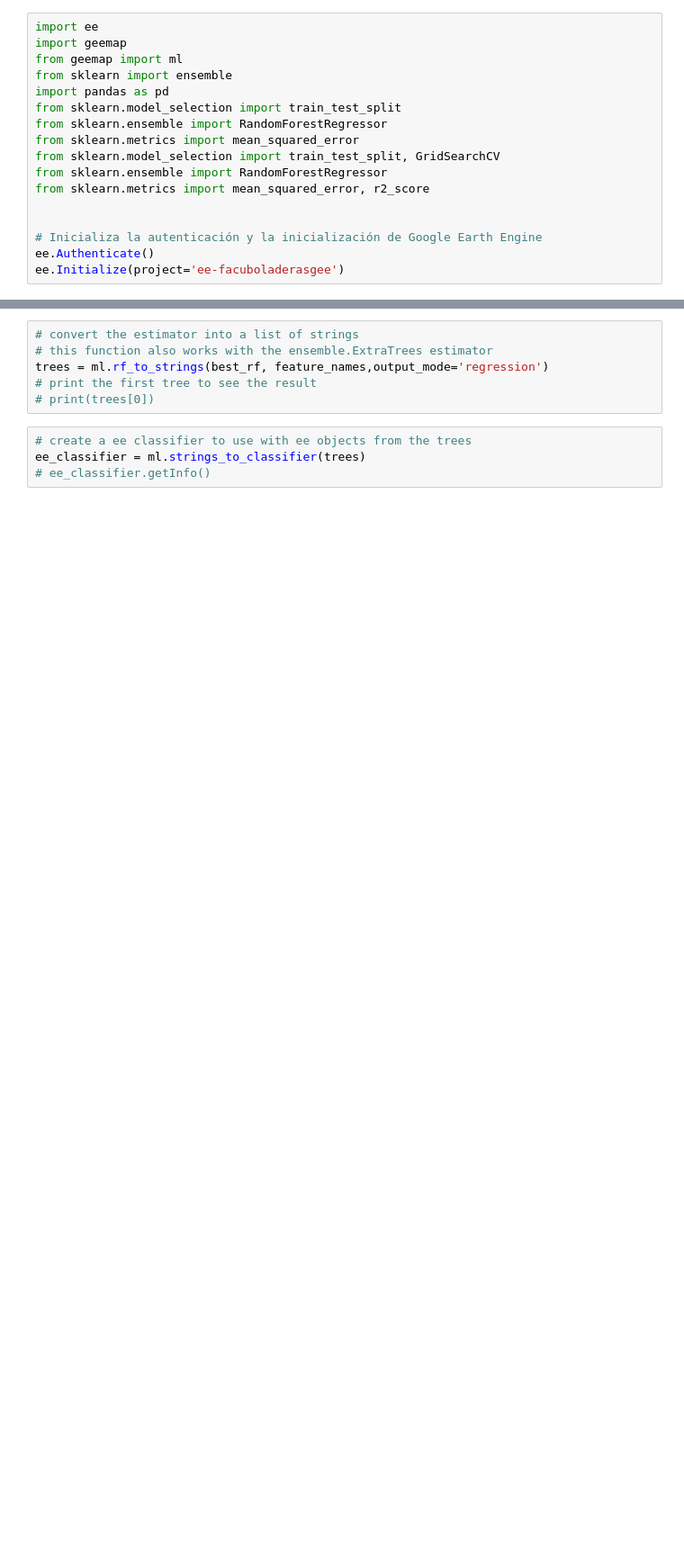
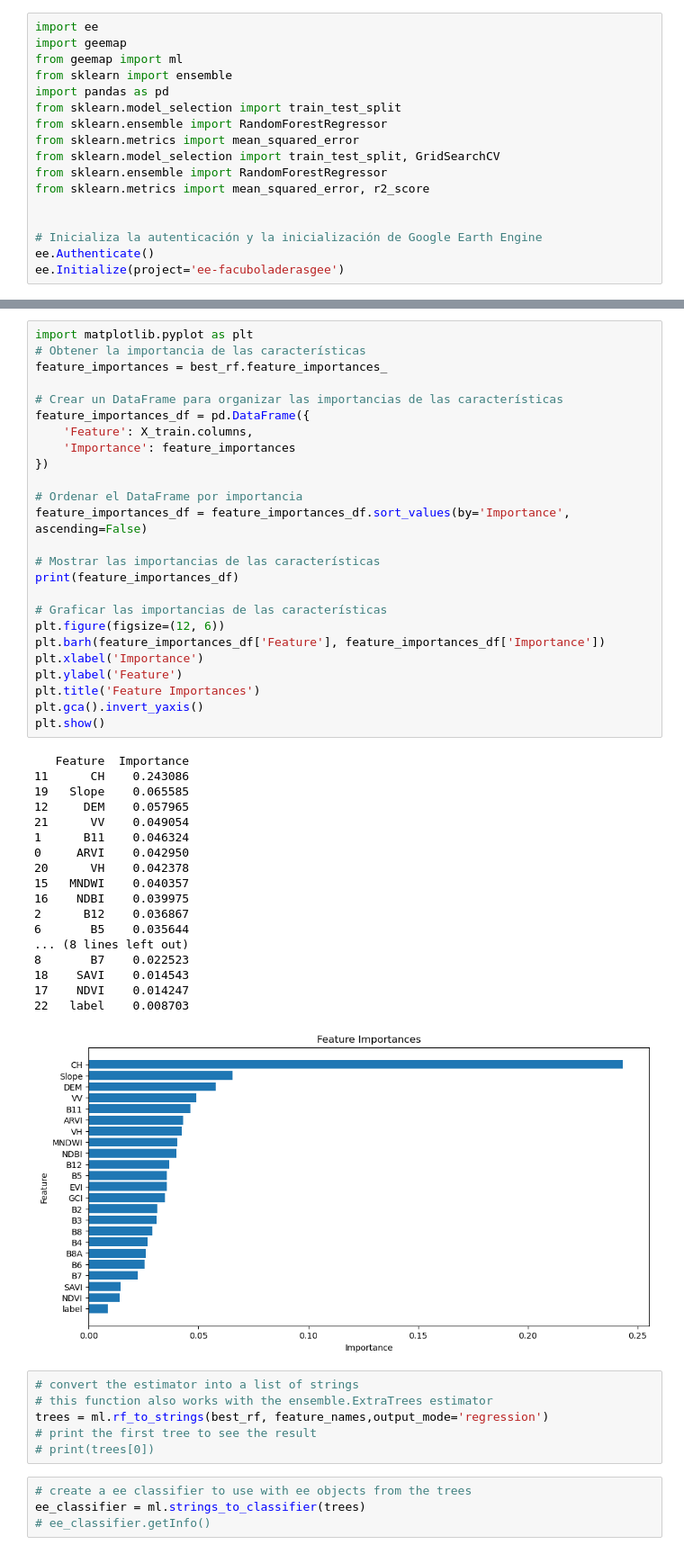
Before and after one commit to FacuBoladeras/BiomassEstimate, a Jupyter notebook: ModelGEE.ipynb, the cells around one changed output, grey strips where cells are left out. Shown: that part at 90% size. Saved outputs shown, nothing was run; the diff lists cells and outputs as text; blank space fills up the shorter version.

```diff
--- a/ModelGEE.ipynb
+++ b/ModelGEE.ipynb
@@ -162,3 +306,47 @@ R^2 Score: 0.5446661201860342
+# %%
+import matplotlib.pyplot as plt
+# Obtener la importancia de las características
+feature_importances = best_rf.feature_importances_
+
+# Crear un DataFrame para organizar las importancias de las características
+feature_importances_df = pd.DataFrame({
+    'Feature': X_train.columns,
+    'Importance': feature_importances
+})
+
+# Ordenar el DataFrame por importancia
+feature_importances_df = feature_importances_df.sort_values(by='Importance', ascending=False)
+
+# Mostrar las importancias de las características
+print(feature_importances_df)
+
+# Graficar las importancias de las características
+plt.figure(figsize=(12, 6))
+plt.barh(feature_importances_df['Feature'], feature_importances_df['Importance'])
+plt.xlabel('Importance')
+plt.ylabel('Feature')
+plt.title('Feature Importances')
+plt.gca().invert_yaxis()
+plt.show()
+# %% [output]
+   Feature  Importance
+11      CH    0.243086
+19   Slope    0.065585
+12     DEM    0.057965
+21      VV    0.049054
+1      B11    0.046324
+0     ARVI    0.042950
+20      VH    0.042378
+15   MNDWI    0.040357
+16    NDBI    0.039975
+2      B12    0.036867
+6       B5    0.035644
+... (8 lines left out)
+8       B7    0.022523
+18    SAVI    0.014543
+17    NDVI    0.014247
+22   label    0.008703
+[figure, added]
 # %%
 # convert the estimator into a list of strings
 # this function also works with the ensemble.ExtraTrees estimator
```
Also changed, not shown: parts of 19 cells of this notebook, 3 other files.
